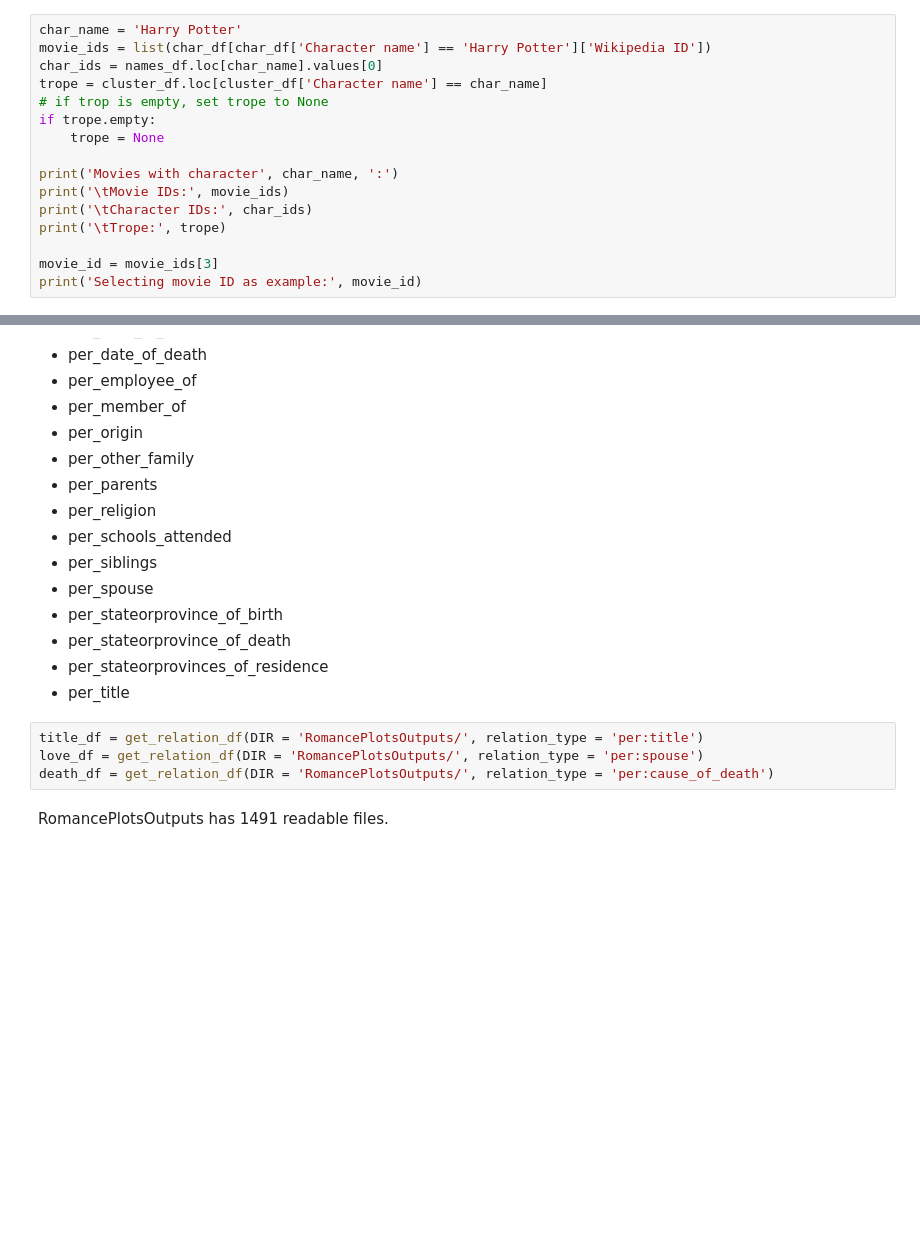
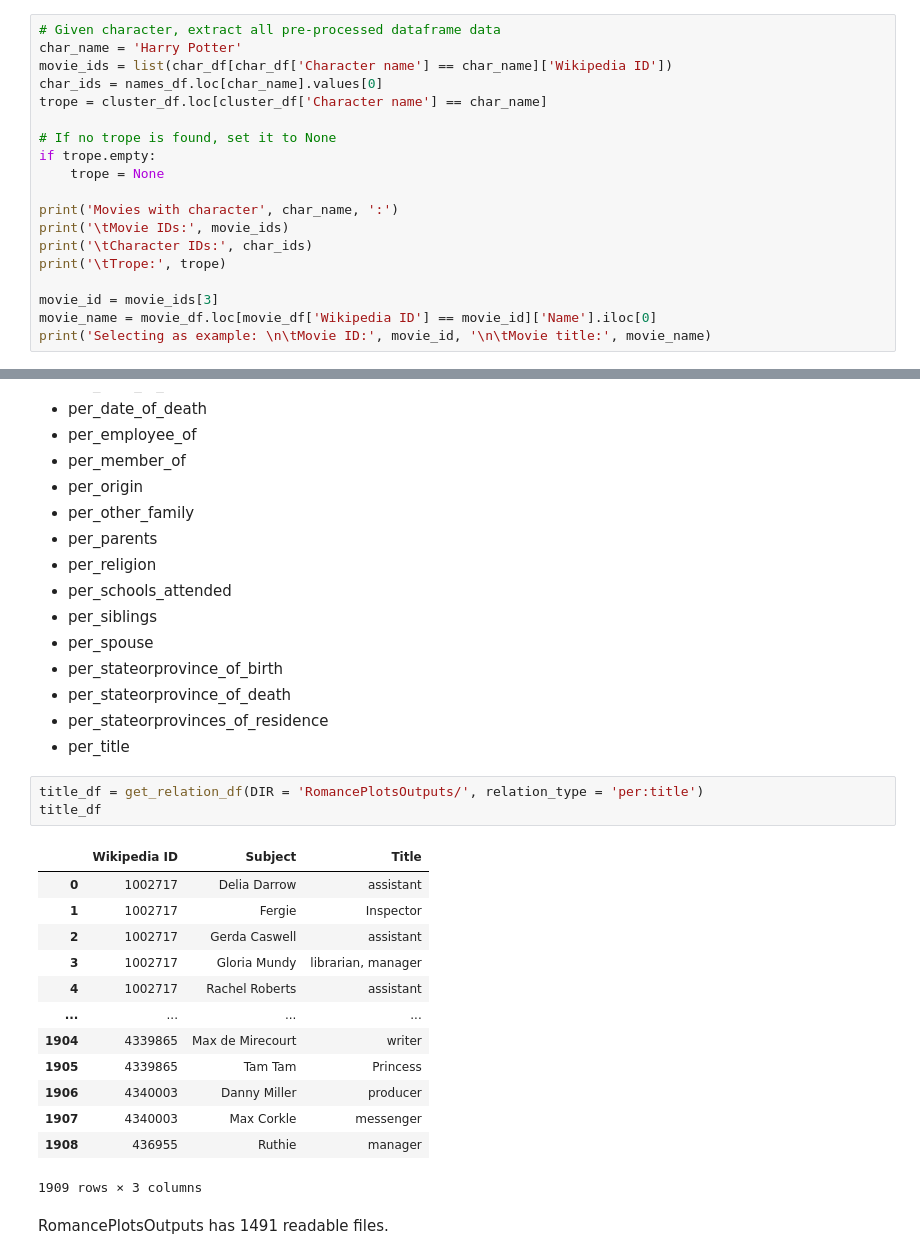
Before and after one commit to epfl-ada/ada-2022-project-toestewbrr, a Jupyter notebook: coreNLP_analysis.ipynb, the cells around one changed output, grey strips where cells are left out. Saved outputs shown, nothing was run; the diff lists cells and outputs as text; blank space fills up the shorter version.

```diff
--- a/coreNLP_analysis.ipynb
+++ b/coreNLP_analysis.ipynb
@@ -28,9 +38,11 @@ We will use Harry Potter's character as an example
 # %%
+# Given character, extract all pre-processed dataframe data
 char_name = 'Harry Potter'
-movie_ids = list(char_df[char_df['Character name'] == 'Harry Potter']['Wikipedia ID'])
+movie_ids = list(char_df[char_df['Character name'] == char_name]['Wikipedia ID'])
 char_ids = names_df.loc[char_name].values[0]
 trope = cluster_df.loc[cluster_df['Character name'] == char_name]
-# if trop is empty, set trope to None
+
+# If no trope is found, set it to None
 if trope.empty:
     trope = None
 
@@ -40,4 +52,5 @@ print('\tCharacter IDs:', char_ids)
 print('\tTrope:', trope)
 
 movie_id = movie_ids[3]
-print('Selecting movie ID as example:', movie_id)
+movie_name = movie_df.loc[movie_df['Wikipedia ID'] == movie_id]['Name'].iloc[0]
+print('Selecting as example: \n\tMovie ID:', movie_id, '\n\tMovie title:', movie_name)
@@ -188,7 +272,20 @@ def get_relation_df(DIR, relation_type):
 - per_title
 # %%
 title_df = get_relation_df(DIR = 'RomancePlotsOutputs/', relation_type = 'per:title')
-love_df = get_relation_df(DIR = 'RomancePlotsOutputs/', relation_type = 'per:spouse')
-death_df = get_relation_df(DIR = 'RomancePlotsOutputs/', relation_type = 'per:cause_of_death')
+title_df
+# %% [output]
+|  | Wikipedia ID | Subject | Title |
+| 0 | 1002717 | Delia Darrow | assistant |
+| 1 | 1002717 | Fergie | Inspector |
+| 2 | 1002717 | Gerda Caswell | assistant |
+| 3 | 1002717 | Gloria Mundy | librarian, manager |
+| 4 | 1002717 | Rachel Roberts | assistant |
+| ... | ... | ... | ... |
+| 1904 | 4339865 | Max de Mirecourt | writer |
+| 1905 | 4339865 | Tam Tam | Princess |
+| 1906 | 4340003 | Danny Miller | producer |
+| 1907 | 4340003 | Max Corkle | messenger |
+| 1908 | 436955 | Ruthie | manager |
+1909 rows × 3 columns
 # %% [markdown]
 RomancePlotsOutputs has 1491 readable files.
```
Also changed, not shown: parts of 37 cells of this notebook.
